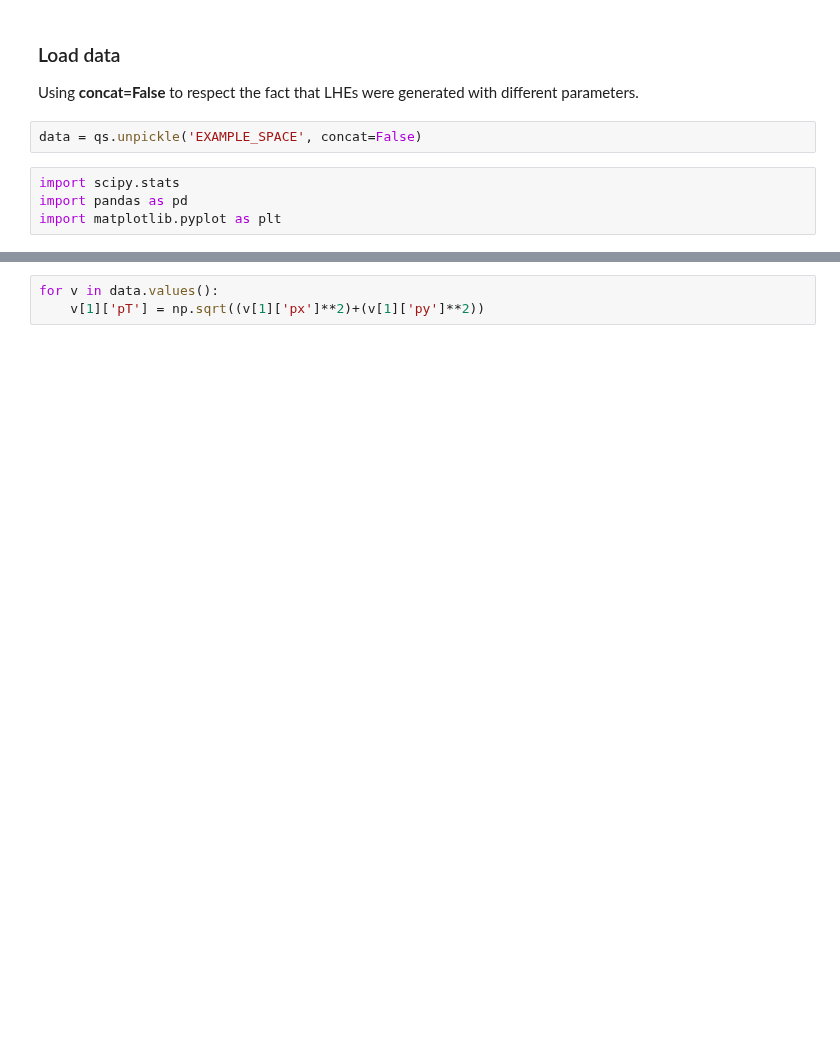
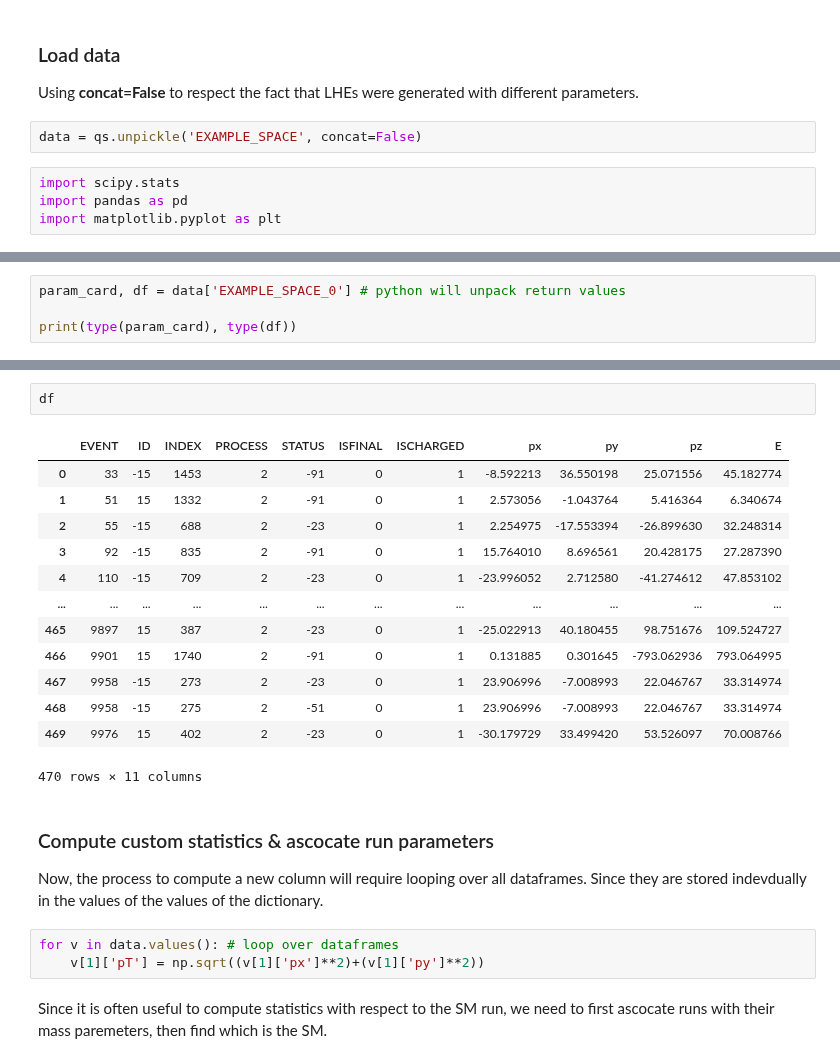
Before and after one commit to leo-megliola/mg5qs, a Jupyter notebook: notebook/E3.ipynb, the cells around one changed output, grey strips where cells are left out. Saved outputs shown, nothing was run; the diff lists cells and outputs as text; blank space fills up the shorter version.

Commit message:
examples

```diff
--- a/notebook/E3.ipynb
+++ b/notebook/E3.ipynb
@@ -121,0 +130,4 @@ import matplotlib.pyplot as plt
+# %%
+param_card, df = data['EXAMPLE_SPACE_0'] # python will unpack return values
+
+print(type(param_card), type(df))
@@ -122,3 +146,25 @@ import matplotlib.pyplot as plt
+# %%
+df
+# %% [output]
+|  | EVENT | ID | INDEX | PROCESS | STATUS | ISFINAL | ISCHARGED | px | py | pz | E |
+| 0 | 33 | -15 | 1453 | 2 | -91 | 0 | 1 | -8.592213 | 36.550198 | 25.071556 | 45.182774 |
+| 1 | 51 | 15 | 1332 | 2 | -91 | 0 | 1 | 2.573056 | -1.043764 | 5.416364 | 6.340674 |
+| 2 | 55 | -15 | 688 | 2 | -23 | 0 | 1 | 2.254975 | -17.553394 | -26.899630 | 32.248314 |
+| 3 | 92 | -15 | 835 | 2 | -91 | 0 | 1 | 15.764010 | 8.696561 | 20.428175 | 27.287390 |
+| 4 | 110 | -15 | 709 | 2 | -23 | 0 | 1 | -23.996052 | 2.712580 | -41.274612 | 47.853102 |
+| ... | ... | ... | ... | ... | ... | ... | ... | ... | ... | ... | ... |
+| 465 | 9897 | 15 | 387 | 2 | -23 | 0 | 1 | -25.022913 | 40.180455 | 98.751676 | 109.524727 |
+| 466 | 9901 | 15 | 1740 | 2 | -91 | 0 | 1 | 0.131885 | 0.301645 | -793.062936 | 793.064995 |
+| 467 | 9958 | -15 | 273 | 2 | -23 | 0 | 1 | 23.906996 | -7.008993 | 22.046767 | 33.314974 |
+| 468 | 9958 | -15 | 275 | 2 | -51 | 0 | 1 | 23.906996 | -7.008993 | 22.046767 | 33.314974 |
+| 469 | 9976 | 15 | 402 | 2 | -23 | 0 | 1 | -30.179729 | 33.499420 | 53.526097 | 70.008766 |
+470 rows × 11 columns
+# %% [markdown]
+### Compute custom statistics & ascocate run parameters
+
+Now, the process to compute a new column will require looping over all dataframes. Since they are stored indevdually in the values of the values of the dictionary.
 # %%
-for v in data.values():
+for v in data.values(): # loop over dataframes
     v[1]['pT'] = np.sqrt((v[1]['px']**2)+(v[1]['py']**2))
+# %% [markdown]
+Since it is often useful to compute statistics with respect to the SM run, we need to first ascocate runs with their mass paremeters, then find which is the SM.
```
Also changed, not shown: parts of 13 cells of this notebook, 2 other files.
